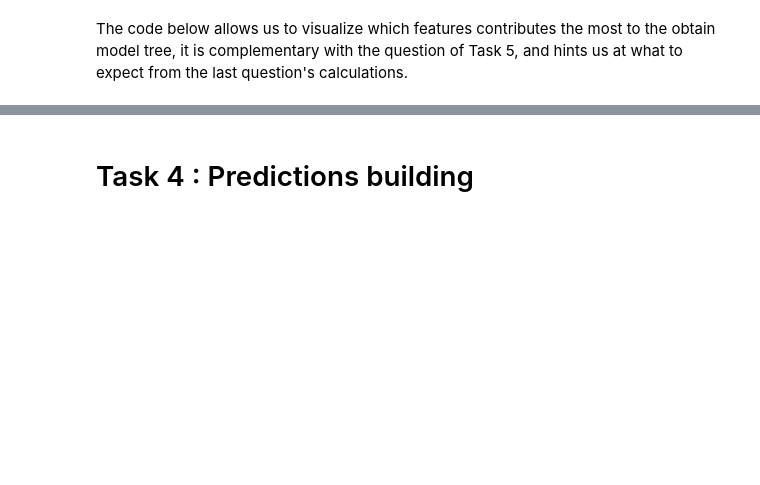
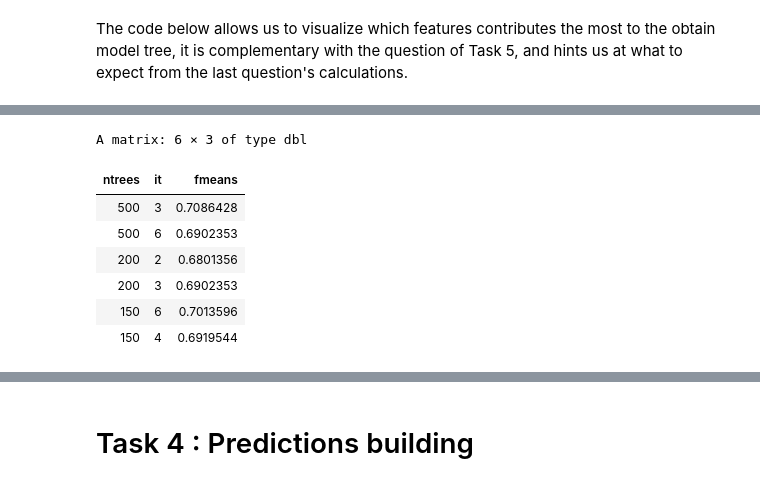
Before and after one commit to ULB-INFO-F-422/richter-s-predictor-group-38, a Jupyter notebook: implementation.ipynb, the cells around one changed output, grey strips where cells are left out. Drawn from its saved outputs; the diff is of its cells as text; code cells hidden in the pictures; blank space fills up the shorter version.

```diff
--- a/implementation.ipynb
+++ b/implementation.ipynb
@@ -406,0 +441,17 @@ Standard deviation F1 metric: 0.00184923218418441
+# %%
+# Saved the different parameters and F1-means from the various outputs (each output took about an hour to run)
+# From this dataframe, it becomes clear that out of the 6 combinations of parameters we tried, the one yielding
+# the best mean F1 value is ntrees=500, interaction.depth=3
+ntrees = c(500, 500, 200, 200, 150, 150)
+it =c(3, 6, 2, 3, 6, 4)
+fmeans = c(0.708642754885376, 0.690235317179439, 0.680135580391149, 0.690235317179439, 0.701359594788136, 0.691954407490514)
+cbind(ntrees, it, fmeans)
+# %% [output]
+A matrix: 6 × 3 of type dbl
+| ntrees | it | fmeans |
+| 500 | 3 | 0.7086428 |
+| 500 | 6 | 0.6902353 |
+| 200 | 2 | 0.6801356 |
+| 200 | 3 | 0.6902353 |
+| 150 | 6 | 0.7013596 |
+| 150 | 4 | 0.6919544 |
```
Also changed, not shown: parts of 42 cells of this notebook, 3 other files.
